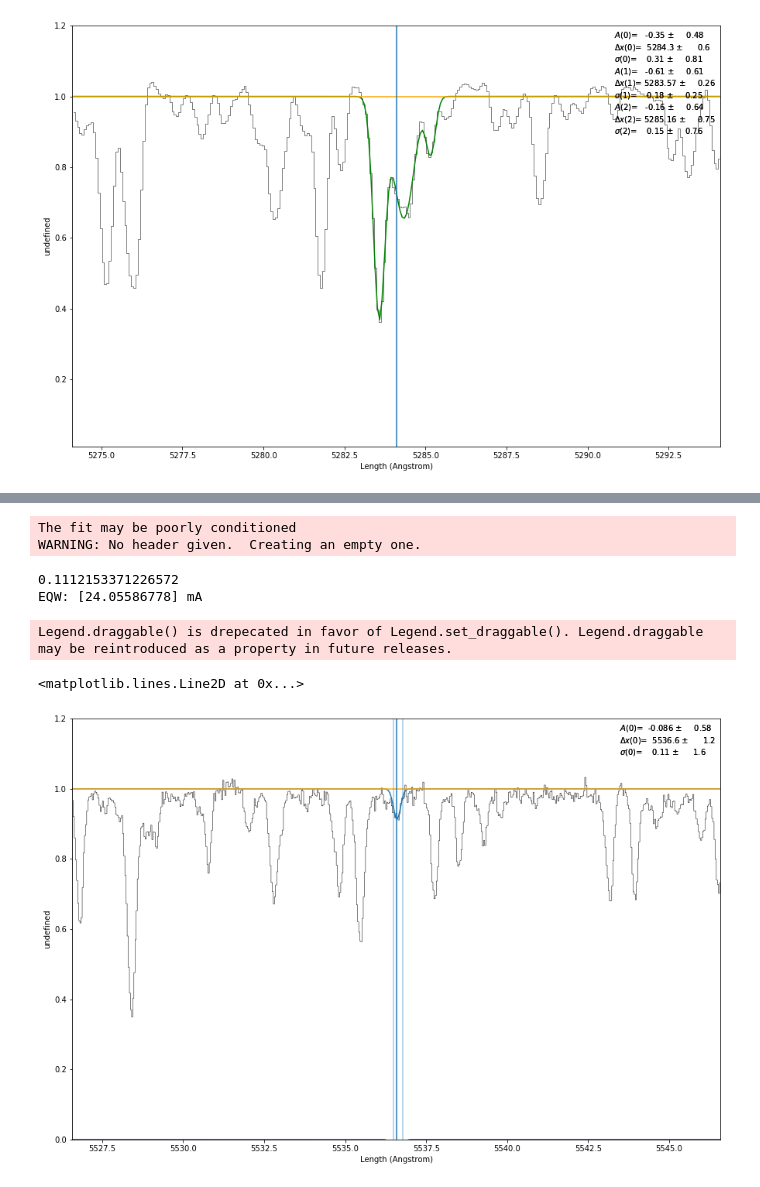
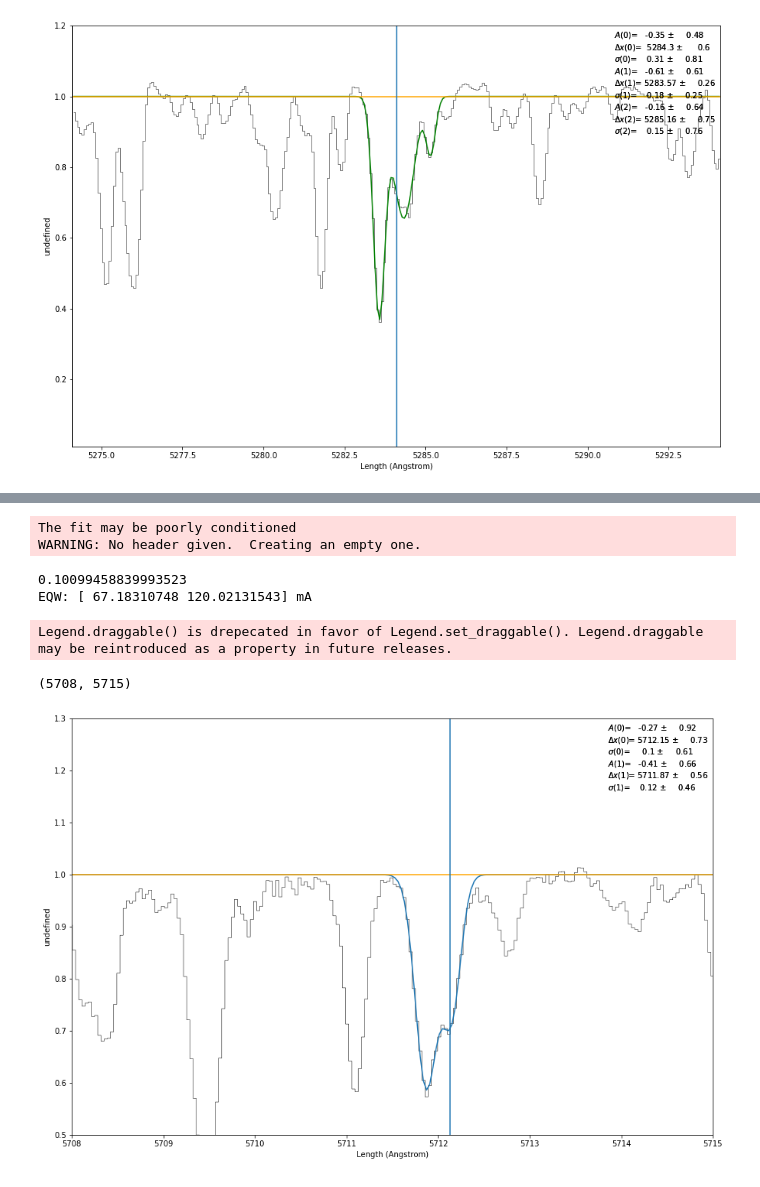
Before and after one commit to jkcarlberg/redgiant_planethosts, a Jupyter notebook: pyspeckit_test.ipynb, the cells around one changed output, grey strips where cells are left out. Cells and saved outputs as stored; diff of their text form; code cells hidden in the pictures.

```diff
--- a/pyspeckit_test.ipynb
+++ b/pyspeckit_test.ipynb
@@ -230,7 +233,7 @@ s_hdu = fits.open("data/ew_known/tame_inputs/col110_2119red_oned_26jan14_wavsoln
 #s_hdu = fits.open("data/ew_known/tame_inputs/ngc2506_3265red_oned_26jan14_wavsoln.fits")
 fig = plt.figure(figsize=(15,10))
 
-line_cen = 5536.58
+line_cen = 5712.13
 width = 10
 lim_l = line_cen - width
 lim_r = line_cen + width
@@ -240,37 +243,39 @@ s_data = s_hdu[1].data
 s_flux = s_data['FLUX']
 #smoothed_flux = convolve(s_flux, Box1DKernel(5))
 #s_flux = smoothed_flux
 s_wav = s_data['WAVEL']
 
 wav_mask = (s_wav > lim_l) & (s_wav < lim_r)
 s_flux = s_flux[wav_mask]
 s_wav = s_wav[wav_mask]
 yfit, norm, pts = c_normalize(s_flux, s_wav, median_replace=False, cheby=True, low_cut = 0.99)
 
 sp = pyspeckit.Spectrum(data=norm, xarr=s_wav * u.AA)
 sp.plotter(figure = fig, xmin=lim_l, xmax=lim_r, ymin=0, ymax=1.2)
 
 #Get around pyspeckits reliance on a generated baseline and just generate basespec as a ones array (continuum is always one in normalized case)
 #sp.baseline(order=0, subtract=False, highlight_fitregion=False)
 sp.baseline.basespec = np.ones(len(s_wav))
-sp.specfit(fittype='gaussian', guesses = [-0.3, line_cen, 0.15], exclude= [0,line_cen-0.1, line_cen+0.2, line_cen+5000], show_components=True)
+sp.specfit(fittype='gaussian', guesses = [-0.3, line_cen, 0.15, -0.3, line_cen-0.2, 0.15], exclude= [0,line_cen-0.5, line_cen+0.2, line_cen+5000], show_components=True)
 model = sp.specfit.get_model_frompars(s_wav, sp.specfit.parinfo)
 print(sp.specfit.parinfo[2].value)
 plt.plot(s_wav,model + 1)
 #plt.plot(s_wav,model1 + 1)
 EQW = sp.specfit.EQW(plot=False, continuum = 1.0, continuum_as_baseline=False,xmin=0, xmax = len(norm),components=True)
 print("EQW:", np.array(EQW)*1000*u.mA)
 plt.axhline(1, color = 'orange')
 plt.axvline(line_cen)
-plt.axvline(line_cen+0.2, alpha=0.4)
-plt.axvline(line_cen-0.1, alpha=0.4)
+plt.ylim(0.5,1.3)
+plt.xlim(5708,5715)
+#plt.axvline(line_cen+0.2, alpha=0.4)
+#plt.axvline(line_cen-0.1, alpha=0.4)
 #plt.plot(s_wav, yfit)
 #sp.plotter.savefig('basic_plot_example_withfit.png')
 # %% [output]
 The fit may be poorly conditioned
 WARNING: No header given.  Creating an empty one.
-0.1112153371226572
-EQW: [24.05586778] mA
+0.10099458839993523
+EQW: [ 67.18310748 120.02131543] mA
 Legend.draggable() is drepecated in favor of Legend.set_draggable(). Legend.draggable may be reintroduced as a property in future releases.
-<matplotlib.lines.Line2D at 0x...>
+(5708, 5715)
-[figure, old version]
+[figure, new version]
```
Also changed, not shown: parts of 1 cell of this notebook.
